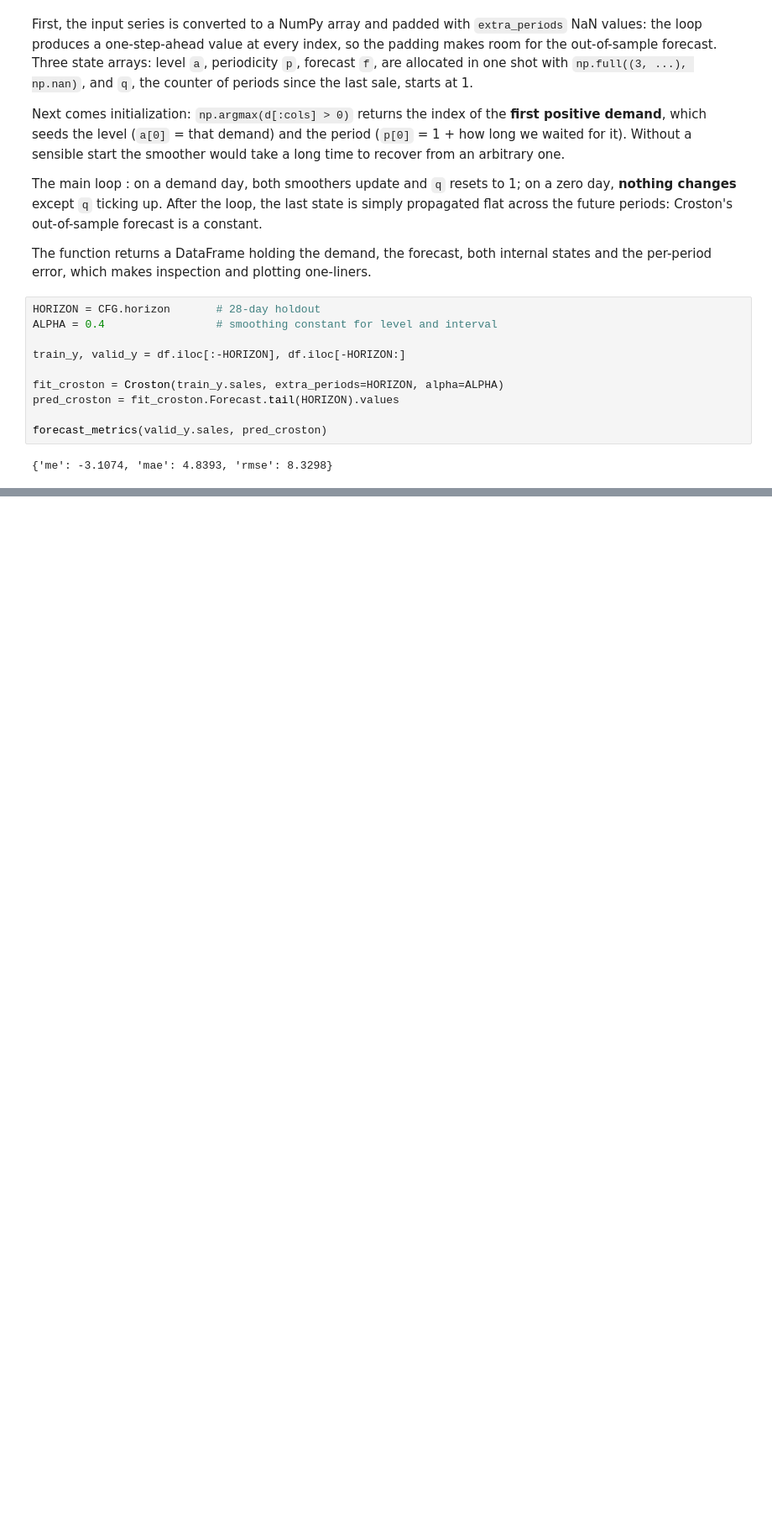
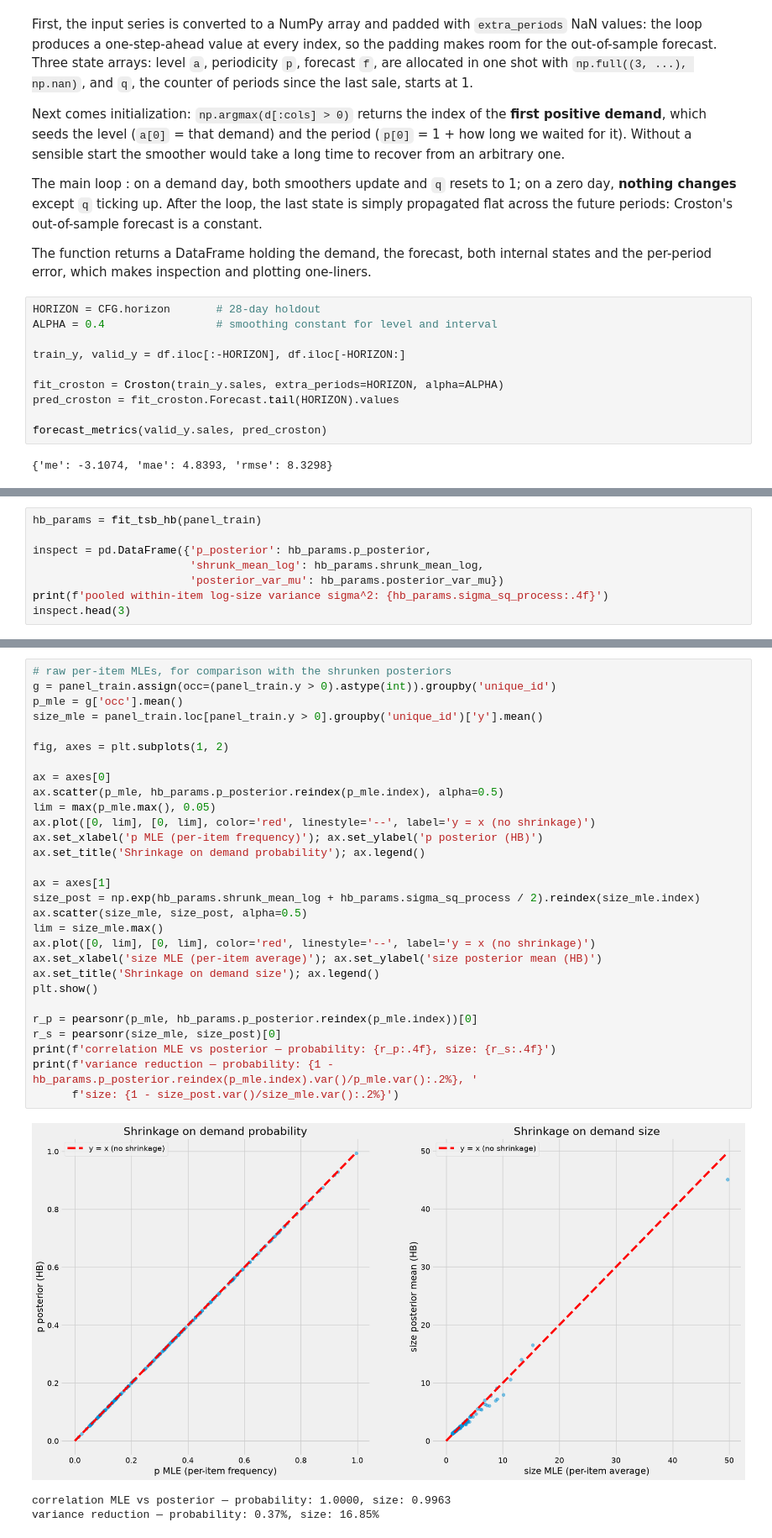
Before and after one commit to tng-konrad/time-series-with-Konrad, a Jupyter notebook: addendum-sales-and-demand-forecasting.ipynb, the cells around one changed output, grey strips where cells are left out. Shown at 84% size. Saved outputs shown, nothing was run; the diff lists cells and outputs as text; blank space fills up the shorter version.

```diff
--- a/addendum-sales-and-demand-forecasting.ipynb
+++ b/addendum-sales-and-demand-forecasting.ipynb
@@ -295,0 +564,8 @@ forecast_metrics(valid_y.sales, pred_croston)
+# %%
+hb_params = fit_tsb_hb(panel_train)
+
+inspect = pd.DataFrame({'p_posterior': hb_params.p_posterior,
+                        'shrunk_mean_log': hb_params.shrunk_mean_log,
+                        'posterior_var_mu': hb_params.posterior_var_mu})
+print(f'pooled within-item log-size variance sigma^2: {hb_params.sigma_sq_process:.4f}')
+inspect.head(3)
@@ -295,0 +649,33 @@ forecast_metrics(valid_y.sales, pred_croston)
+# %%
+# raw per-item MLEs, for comparison with the shrunken posteriors
+g = panel_train.assign(occ=(panel_train.y > 0).astype(int)).groupby('unique_id')
+p_mle = g['occ'].mean()
+size_mle = panel_train.loc[panel_train.y > 0].groupby('unique_id')['y'].mean()
+
+fig, axes = plt.subplots(1, 2)
+
+ax = axes[0]
+ax.scatter(p_mle, hb_params.p_posterior.reindex(p_mle.index), alpha=0.5)
+lim = max(p_mle.max(), 0.05)
+ax.plot([0, lim], [0, lim], color='red', linestyle='--', label='y = x (no shrinkage)')
+ax.set_xlabel('p MLE (per-item frequency)'); ax.set_ylabel('p posterior (HB)')
+ax.set_title('Shrinkage on demand probability'); ax.legend()
+
+ax = axes[1]
+size_post = np.exp(hb_params.shrunk_mean_log + hb_params.sigma_sq_process / 2).reindex(size_mle.index)
+ax.scatter(size_mle, size_post, alpha=0.5)
+lim = size_mle.max()
+ax.plot([0, lim], [0, lim], color='red', linestyle='--', label='y = x (no shrinkage)')
+ax.set_xlabel('size MLE (per-item average)'); ax.set_ylabel('size posterior mean (HB)')
+ax.set_title('Shrinkage on demand size'); ax.legend()
+plt.show()
+
+r_p = pearsonr(p_mle, hb_params.p_posterior.reindex(p_mle.index))[0]
+r_s = pearsonr(size_mle, size_post)[0]
+print(f'correlation MLE vs posterior — probability: {r_p:.4f}, size: {r_s:.4f}')
+print(f'variance reduction — probability: {1 - hb_params.p_posterior.reindex(p_mle.index).var()/p_mle.var():.2%}, '
+      f'size: {1 - size_post.var()/size_mle.var():.2%}')
+# %% [output]
+[figure, added]
+correlation MLE vs posterior — probability: 1.0000, size: 0.9963
+variance reduction — probability: 0.37%, size: 16.85%
```
Also changed, not shown: parts of 26 cells of this notebook.
